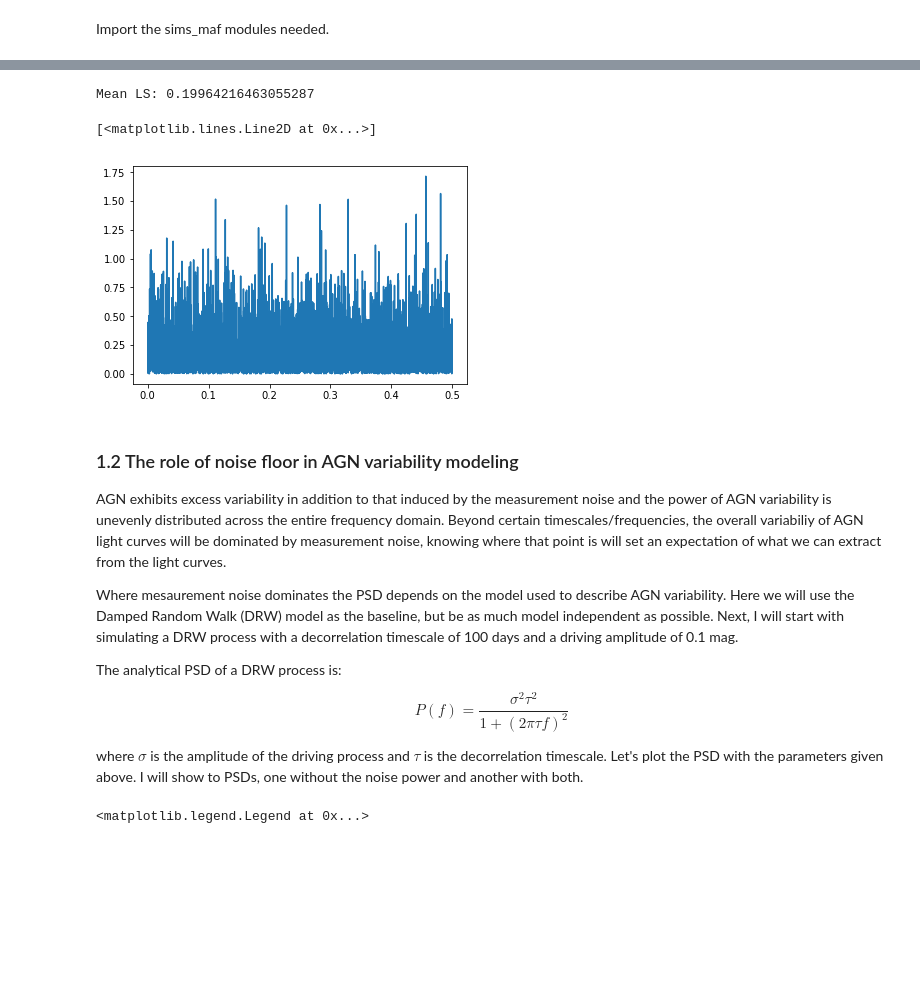
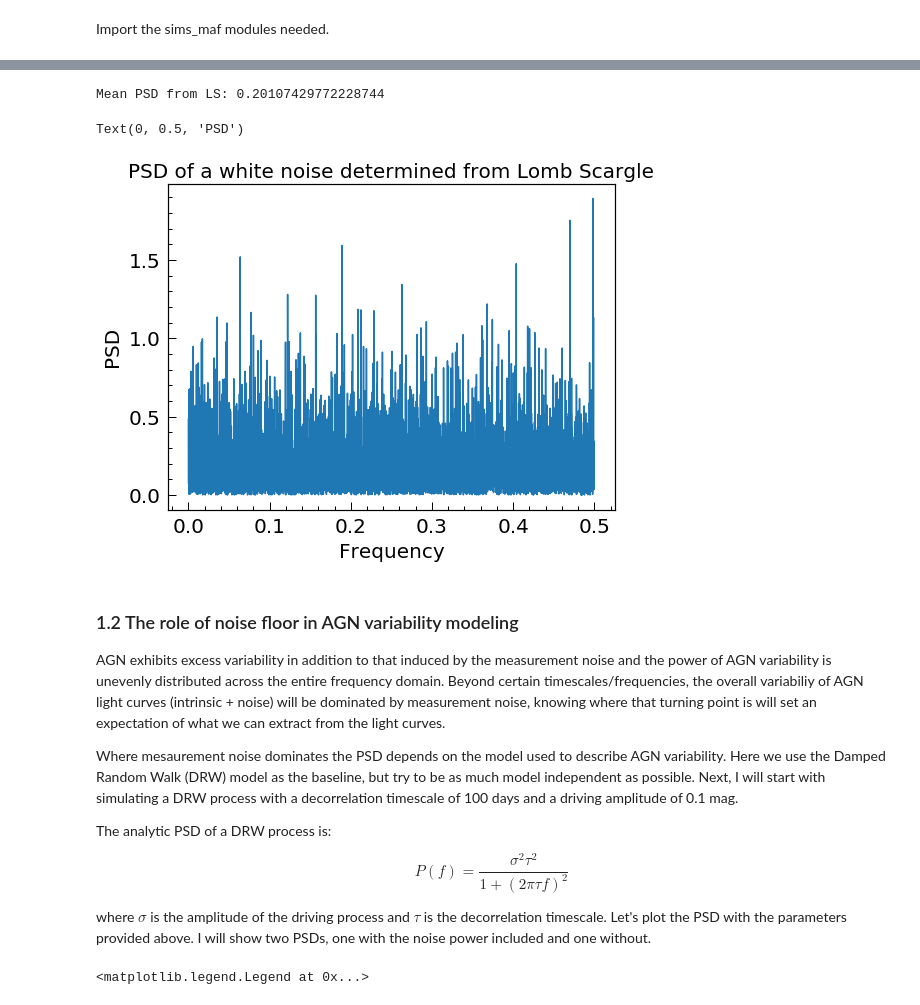
Before and after one commit to RichardsGroup/LSST_OpSim, a Jupyter notebook: contrib/06_YuNoiseFloor.ipynb, the cells around one changed output, grey strips where cells are left out. Cells and saved outputs as stored; diff of their text form; code cells hidden in the pictures; blank space fills up the shorter version.

```diff
--- a/contrib/06_YuNoiseFloor.ipynb
+++ b/contrib/06_YuNoiseFloor.ipynb
@@ -23,7 +21,7 @@ import matplotlib as mpl
 pgf_with_latex = {                      # setup matplotlib to use latex for output
     "axes.linewidth":1.2,               # width of box, 2 is too wide, 1 is too narrow
     "pgf.texsystem": "pdflatex",        # change this if using xetex or lautex
-#     "text.usetex": True,                # use LaTeX to write all text
+    "text.usetex": False,                # use LaTeX to write all text
     "font.family": "serif",
     "font.serif": [],                   # blank entries should cause plots to inherit fonts from the document
     "font.sans-serif": [],
@@ -113,27 +115,31 @@ Mean PSD: 0.19847758555578843
 # %%
 # LS method
-from astropy.stats import LombScargle
+from astropy.timeseries import LombScargle
 
 model = LombScargle(t, n)
 power_ls = model.power(f[1:], method="fast", normalization="psd")
 print(f'Mean PSD from LS: {np.mean(power_ls)}')
 
+fig = plt.figure(figsize=(8,6))
 plt.plot(f[1:], power_ls)
+plt.title('PSD of a white noise determined from Lomb Scargle', fontsize=20)
+plt.xlabel('Frequency')
+plt.ylabel('PSD')
 # %% [output]
-Mean LS: 0.19964216463055287
+Mean PSD from LS: 0.20107429772228744
-[<matplotlib.lines.Line2D at 0x...>]
+Text(0, 0.5, 'PSD')
-[figure, old version]
+[figure, new version]
 # %% [markdown]
 ### 1.2 The role of noise floor in AGN variability modeling
-AGN exhibits excess variability in addition to that induced by the measurement noise and the power of AGN variability is unevenly distributed across the entire frequency domain. Beyond certain timescales/frequencies, the overall variabiliy of AGN light curves will be dominated by measurement noise, knowing where that point is will set an expectation of what we can extract from the light curves.
+AGN exhibits excess variability in addition to that induced by the measurement noise and the power of AGN variability is unevenly distributed across the entire frequency domain. Beyond certain timescales/frequencies, the overall variabiliy of AGN light curves (intrinsic + noise) will be dominated by measurement noise, knowing where that turning point is will set an expectation of what we can extract from the light curves.
 
-Where mesaurement noise dominates the PSD depends on the model used to describe AGN variability. Here we will use the Damped Random Walk (DRW) model as the baseline, but be as much model independent as possible. Next, I will start with simulating a DRW process with a decorrelation timescale of 100 days and a driving amplitude of 0.1 mag.
+Where mesaurement noise dominates the PSD depends on the model used to describe AGN variability. Here we use the Damped Random Walk (DRW) model as the baseline, but try to be as much model independent as possible. Next, I will start with simulating a DRW process with a decorrelation timescale of 100 days and a driving amplitude of 0.1 mag.
 
-The analytical PSD of a DRW process is:
+The analytic PSD of a DRW process is:
 
 $$P(f) = \frac{\sigma^{2}\tau^{2}}{1+(2\pi\tau f)^{2}}$$
 
-where $\sigma$ is the amplitude of the driving process and $\tau$ is the decorrelation timescale. Let's plot the PSD with the parameters given above. I will show to PSDs, one without the noise power and another with both.
+where $\sigma$ is the amplitude of the driving process and $\tau$ is the decorrelation timescale. Let's plot the PSD with the parameters provided above. I will show two PSDs, one with the noise power included and one without.
 # %%
 fig = plt.figure(figsize=(10,6))
 tau = 100
```
Also changed, not shown: parts of 18 cells of this notebook.
